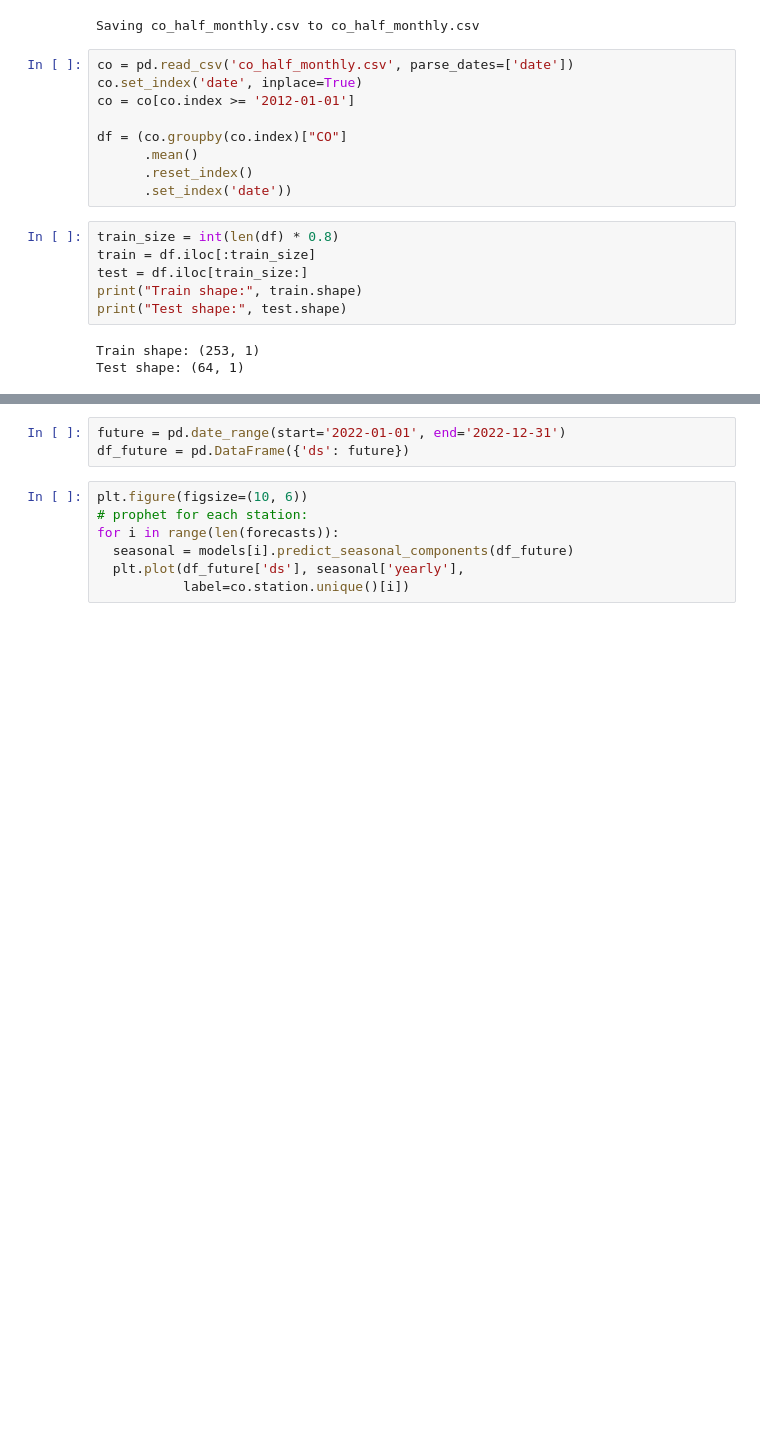
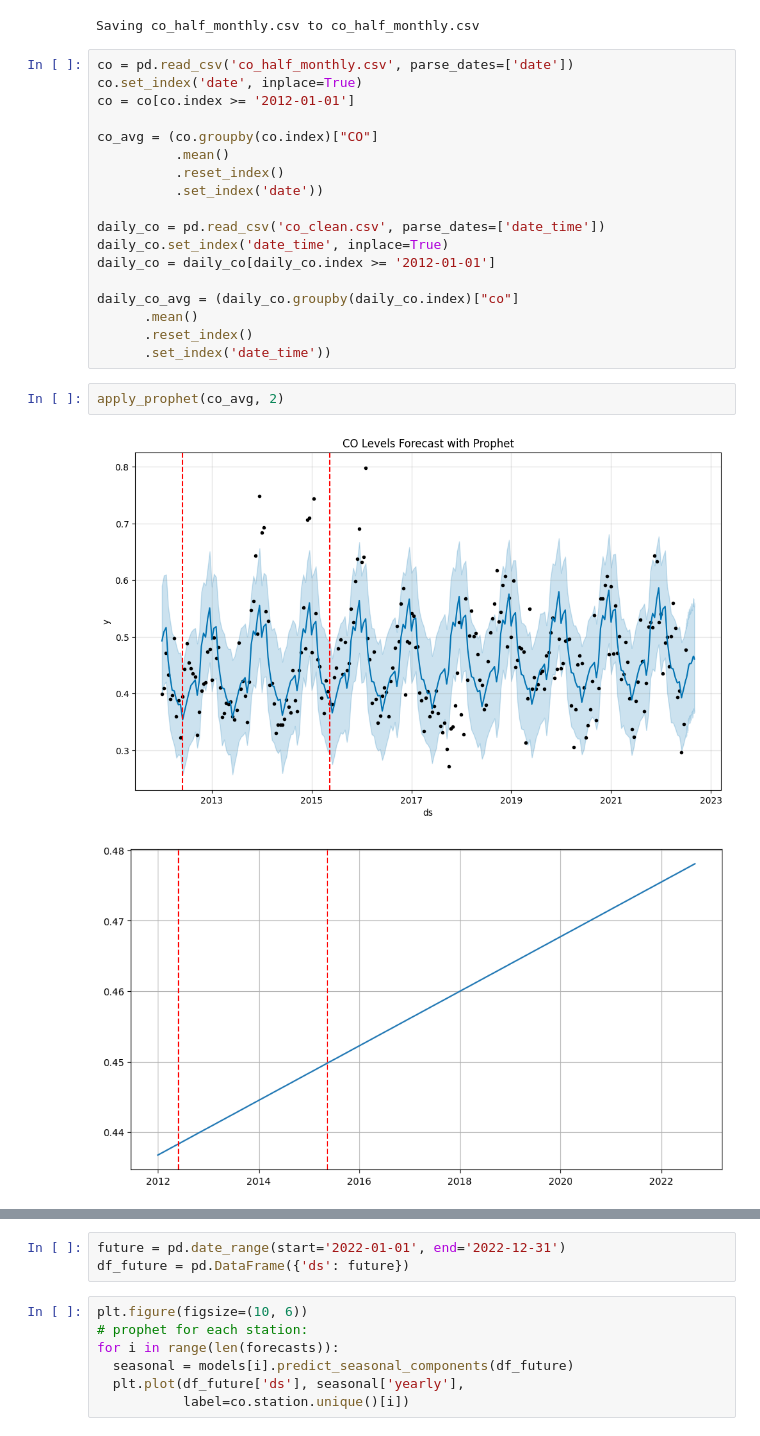
Before and after one commit to sinitsky96/Time-Series-Project, a Jupyter notebook: prophet_checks.ipynb, the cells around one changed output, grey strips where cells are left out. Drawn from its saved outputs; the diff is of its cells as text; blank space fills up the shorter version.

```diff
--- a/prophet_checks.ipynb
+++ b/prophet_checks.ipynb
@@ -36,16 +36,21 @@ co = pd.read_csv('co_half_monthly.csv', parse_dates=['date'])
 co.set_index('date', inplace=True)
 co = co[co.index >= '2012-01-01']
 
-df = (co.groupby(co.index)["CO"]
+co_avg = (co.groupby(co.index)["CO"]
+          .mean()
+          .reset_index()
+          .set_index('date'))
+
+daily_co = pd.read_csv('co_clean.csv', parse_dates=['date_time'])
+daily_co.set_index('date_time', inplace=True)
+daily_co = daily_co[daily_co.index >= '2012-01-01']
+
+daily_co_avg = (daily_co.groupby(daily_co.index)["co"]
       .mean()
       .reset_index()
-      .set_index('date'))
+      .set_index('date_time'))
-# %%
-train_size = int(len(df) * 0.8)
-train = df.iloc[:train_size]
-test = df.iloc[train_size:]
-print("Train shape:", train.shape)
-print("Test shape:", test.shape)
-# %% [output]
-Train shape: (253, 1)
-Test shape: (64, 1)
+# %%
+apply_prophet(co_avg, 2)
+# %% [output]
+[figure, added]
+[figure, added]
```
Also changed, not shown: parts of 19 cells of this notebook.
